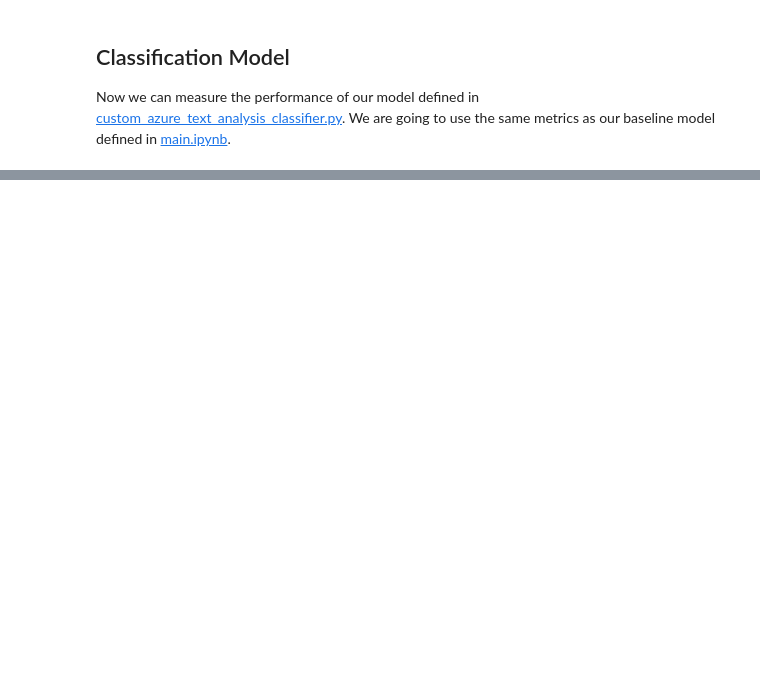
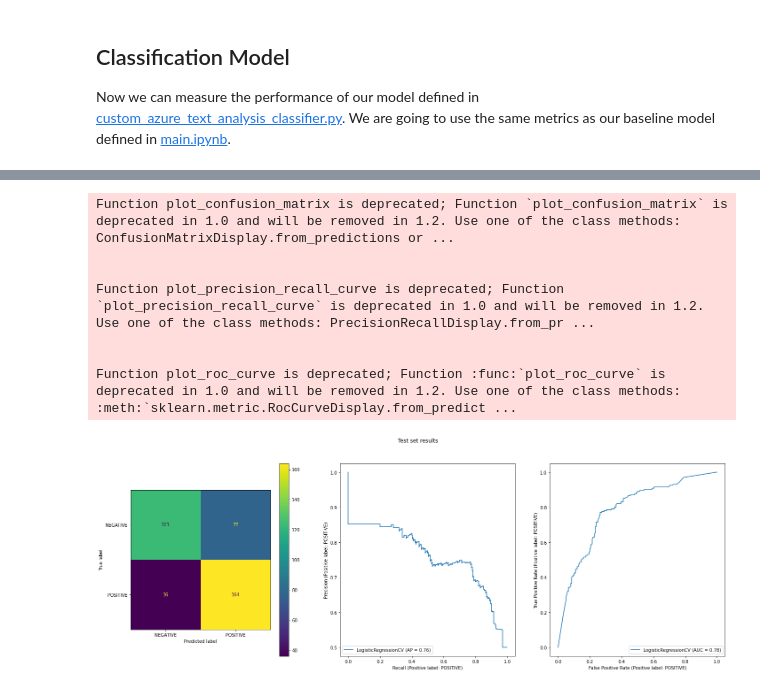
Before and after one commit to fleuryc/OC_AI-Engineer_P7_Detect-bad-buzz-with-deep-learning, a Jupyter notebook: notebooks/text_analytics_api.ipynb, the cells around one changed output, grey strips where cells are left out. Saved outputs shown, nothing was run; the diff lists cells and outputs as text; code cells hidden in the pictures; blank space fills up the shorter version.

```diff
--- a/notebooks/text_analytics_api.ipynb
+++ b/notebooks/text_analytics_api.ipynb
@@ -134,0 +180,16 @@ This model is also biased towards the positive class, but less than our baseline
+# %%
+viz_helpers.plot_classifier_results(
+    model,
+    X_test,
+    y_test,
+    title="Test set results",
+)
+# %% [output]
+Function plot_confusion_matrix is deprecated; Function `plot_confusion_matrix` is deprecated in 1.0 and will be removed in 1.2. Use one of the class methods: ConfusionMatrixDisplay.from_predictions or ...
+
+
+Function plot_precision_recall_curve is deprecated; Function `plot_precision_recall_curve` is deprecated in 1.0 and will be removed in 1.2. Use one of the class methods: PrecisionRecallDisplay.from_pr ...
+
+
+Function plot_roc_curve is deprecated; Function :func:`plot_roc_curve` is deprecated in 1.0 and will be removed in 1.2. Use one of the class methods: :meth:`sklearn.metric.RocCurveDisplay.from_predict ...
+[figure, added]
```
Also changed, not shown: parts of 18 cells of this notebook, 1 other file.
